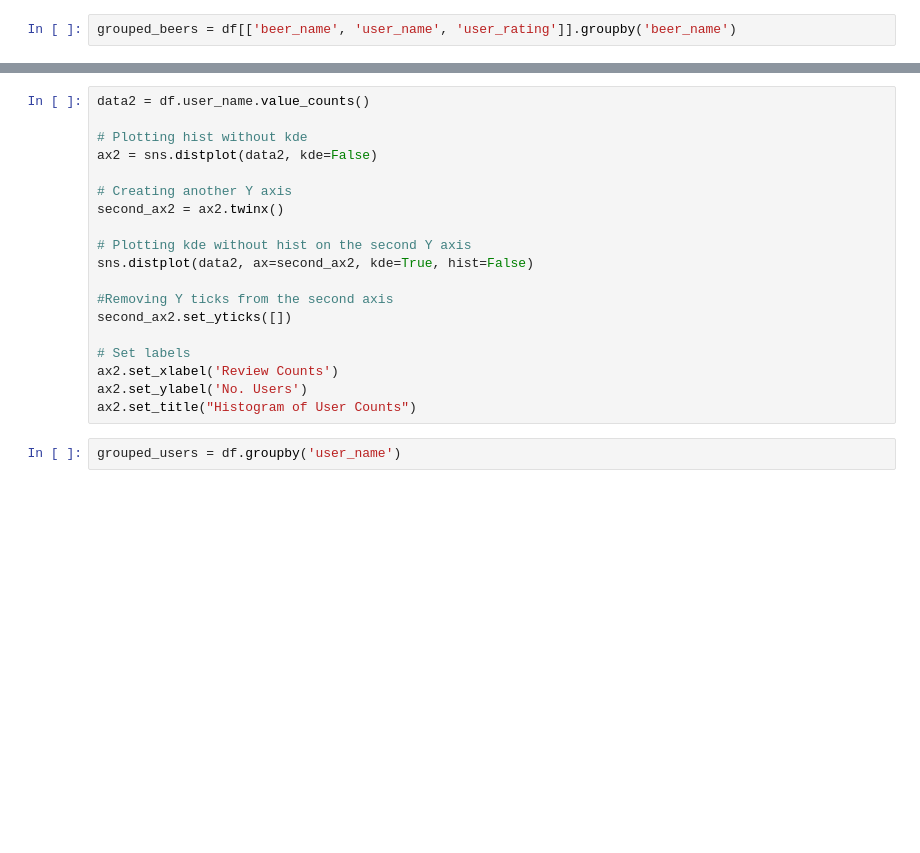
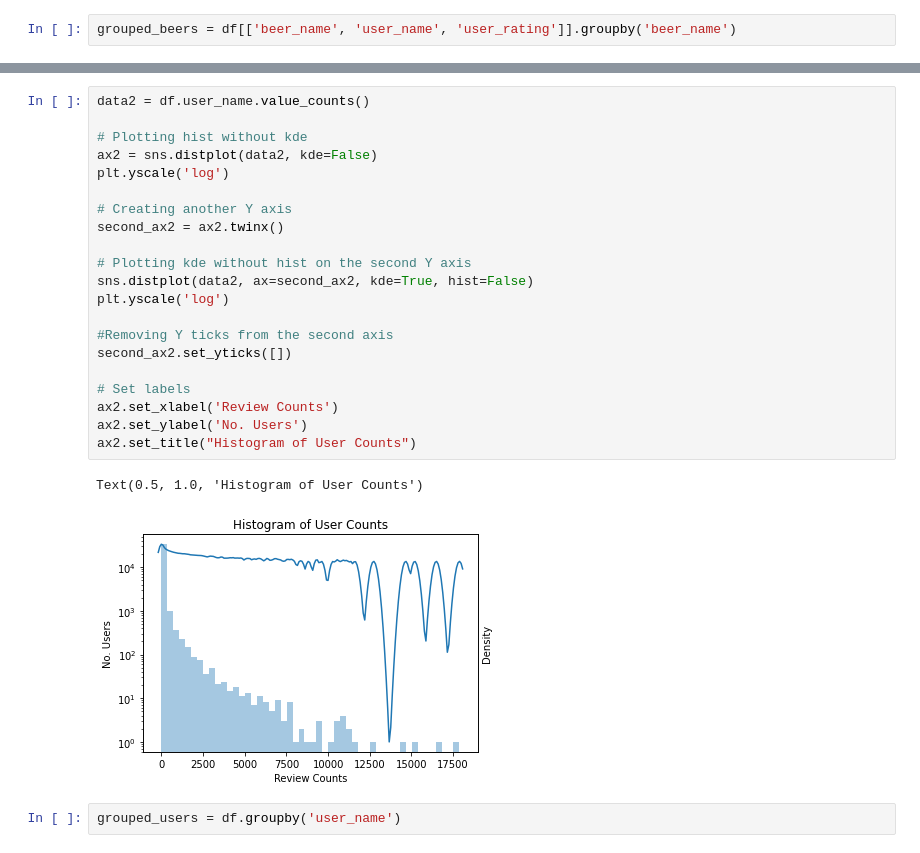
Before and after one commit to jujbates/Beer-Recommendation-System, a Jupyter notebook: notebooks/2.0-jjb-initial-data-exploration.ipynb, the cells around one changed output, grey strips where cells are left out. Drawn from its saved outputs; the diff is of its cells as text; blank space fills up the shorter version.

```diff
--- a/notebooks/2.0-jjb-initial-data-exploration.ipynb
+++ b/notebooks/2.0-jjb-initial-data-exploration.ipynb
@@ -93,22 +281,27 @@ grouped_beers.mean().sort_values(by='user_rating', ascending = False).quantile(n
 # %%
 data2 = df.user_name.value_counts()
 
 # Plotting hist without kde
 ax2 = sns.distplot(data2, kde=False)
+plt.yscale('log')
 
 # Creating another Y axis
 second_ax2 = ax2.twinx()
 
 # Plotting kde without hist on the second Y axis
 sns.distplot(data2, ax=second_ax2, kde=True, hist=False)
+plt.yscale('log')
 
 #Removing Y ticks from the second axis
 second_ax2.set_yticks([])
 
 # Set labels
 ax2.set_xlabel('Review Counts')
 ax2.set_ylabel('No. Users')
 ax2.set_title("Histogram of User Counts")
+# %% [output]
+Text(0.5, 1.0, 'Histogram of User Counts')
+[figure, added]
 # %%
 grouped_users = df.groupby('user_name')
 # %%
```
Also changed, not shown: parts of 67 cells of this notebook, 1 other file.
